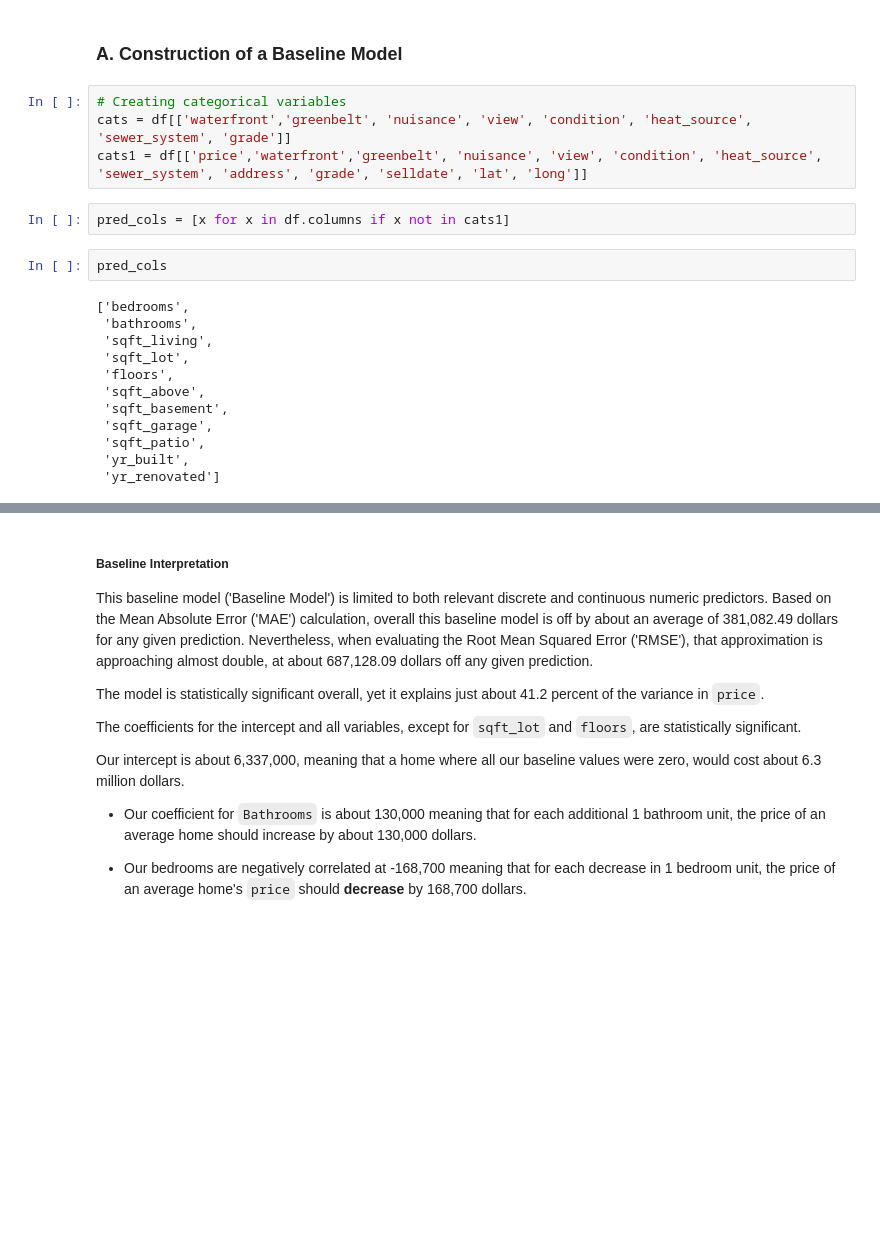
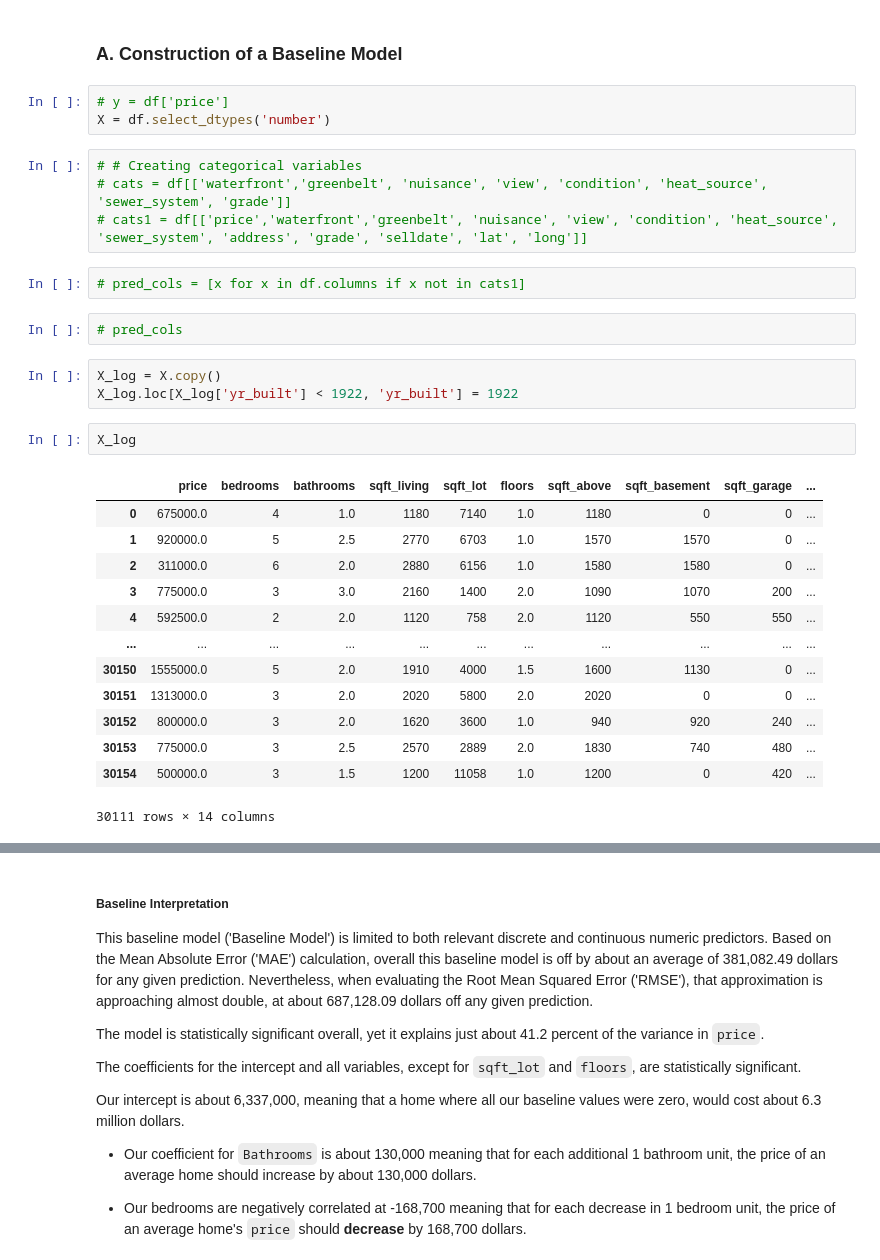
Before and after one commit to newcojon/Capstone, a Jupyter notebook: Log_y_version.ipynb, the cells around one changed output, grey strips where cells are left out. Saved outputs shown, nothing was run; the diff lists cells and outputs as text; blank space fills up the shorter version.

```diff
--- a/Log_y_version.ipynb
+++ b/Log_y_version.ipynb
@@ -228,23 +233,33 @@ Name: price, dtype: float64
 Price is the singular dependent variable in our model. The distribution of price is heavily skewed to the right.  After creating a baseline, we will work on the outliers.
 # %% [markdown]
 ### A. Construction of a Baseline Model
+# %%
+# y = df['price']
+X = df.select_dtypes('number')
 # %%
-# Creating categorical variables
-cats = df[['waterfront','greenbelt', 'nuisance', 'view', 'condition', 'heat_source', 'sewer_system', 'grade']]
-cats1 = df[['price','waterfront','greenbelt', 'nuisance', 'view', 'condition', 'heat_source', 'sewer_system', 'address', 'grade', 'selldate', 'lat', 'long']]
+# # Creating categorical variables
+# cats = df[['waterfront','greenbelt', 'nuisance', 'view', 'condition', 'heat_source', 'sewer_system', 'grade']]
+# cats1 = df[['price','waterfront','greenbelt', 'nuisance', 'view', 'condition', 'heat_source', 'sewer_system', 'address', 'grade', 'selldate', 'lat', 'long']]
 # %%
-pred_cols = [x for x in df.columns if x not in cats1]
+# pred_cols = [x for x in df.columns if x not in cats1]
-# %%
-pred_cols
-# %% [output]
-['bedrooms',
- 'bathrooms',
- 'sqft_living',
- 'sqft_lot',
- 'floors',
- 'sqft_above',
- 'sqft_basement',
- 'sqft_garage',
- 'sqft_patio',
- 'yr_built',
- 'yr_renovated']
+# %%
+# pred_cols
+# %%
+X_log = X.copy()
+X_log.loc[X_log['yr_built'] < 1922, 'yr_built'] = 1922
+# %%
+X_log
+# %% [output]
+|  | price | bedrooms | bathrooms | sqft_living | sqft_lot | floors | sqft_above | sqft_basement | sqft_garage | ... |
+| 0 | 675000.0 | 4 | 1.0 | 1180 | 7140 | 1.0 | 1180 | 0 | 0 | ... |
+| 1 | 920000.0 | 5 | 2.5 | 2770 | 6703 | 1.0 | 1570 | 1570 | 0 | ... |
+| 2 | 311000.0 | 6 | 2.0 | 2880 | 6156 | 1.0 | 1580 | 1580 | 0 | ... |
+| 3 | 775000.0 | 3 | 3.0 | 2160 | 1400 | 2.0 | 1090 | 1070 | 200 | ... |
+| 4 | 592500.0 | 2 | 2.0 | 1120 | 758 | 2.0 | 1120 | 550 | 550 | ... |
+| ... | ... | ... | ... | ... | ... | ... | ... | ... | ... | ... |
+| 30150 | 1555000.0 | 5 | 2.0 | 1910 | 4000 | 1.5 | 1600 | 1130 | 0 | ... |
+| 30151 | 1313000.0 | 3 | 2.0 | 2020 | 5800 | 2.0 | 2020 | 0 | 0 | ... |
+| 30152 | 800000.0 | 3 | 2.0 | 1620 | 3600 | 1.0 | 940 | 920 | 240 | ... |
+| 30153 | 775000.0 | 3 | 2.5 | 2570 | 2889 | 2.0 | 1830 | 740 | 480 | ... |
+| 30154 | 500000.0 | 3 | 1.5 | 1200 | 11058 | 1.0 | 1200 | 0 | 420 | ... |
+30111 rows × 14 columns
```
Also changed, not shown: parts of 19 cells of this notebook.
